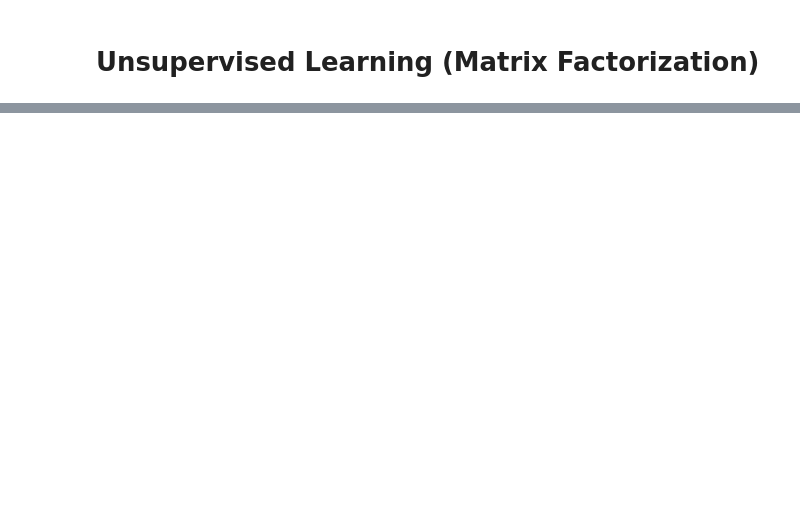
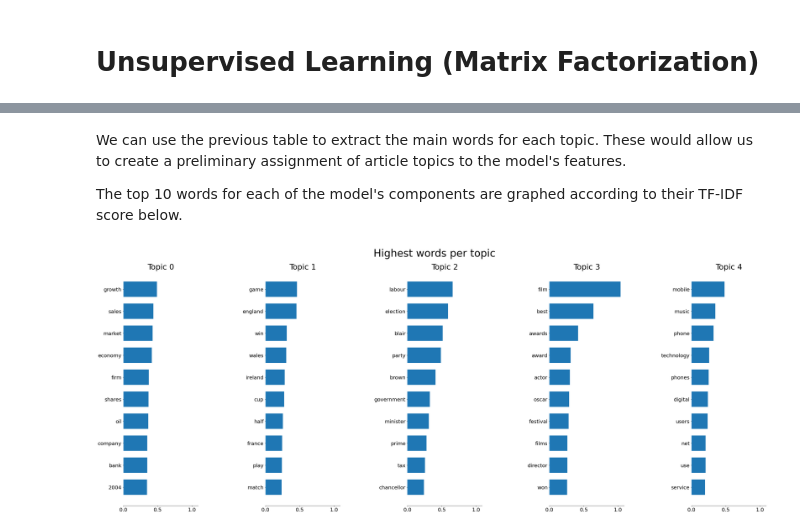
Before and after one commit to IvMonares/unsupervised_learning_kaggle_project, a Jupyter notebook: 1 - Unsupervised Learning.ipynb, the cells around one changed output, grey strips where cells are left out. Drawn from its saved outputs; the diff is of its cells as text; code cells hidden in the pictures; blank space fills up the shorter version.

```diff
--- a/1 - Unsupervised Learning.ipynb
+++ b/1 - Unsupervised Learning.ipynb
@@ -15,0 +64,3 @@ X_train, X_test, Y_train, Y_test = train_test_split(feature_data, df["Category"]
+# %%
+feature_data = bbc_training_set.drop(columns=["Category"])
+train_data, test_data = train_test_split(bbc_training_set, test_size=0.2)
@@ -15,0 +92,6 @@ X_train, X_test, Y_train, Y_test = train_test_split(feature_data, df["Category"]
+# %%
+
+# use tfidf and remove tokens that don't appear in at least 10 documents and at most 300 documents
+vect = TfidfVectorizer(stop_words='english')
+vect = TfidfVectorizer(min_df=10, max_df=300, stop_words='english')
+vect_train_data = vect.fit_transform(train_data["Text"])
@@ -19,0 +124,6 @@ X_train, X_test, Y_train, Y_test = train_test_split(feature_data, df["Category"]
+# %%
+n_components=5
+model = NMF(n_components=n_components, random_state=5)
+training_features = model.fit_transform(vect_train_data)
+training_components = pd.DataFrame(model.components_, columns=vect.get_feature_names_out())
+training_components
@@ -19,0 +138,28 @@ X_train, X_test, Y_train, Y_test = train_test_split(feature_data, df["Category"]
+# %% [markdown]
+We can use the previous table to extract the main words for each topic. These would allow us to create a preliminary assignment of article topics to the model's features.
+
+The top 10 words for each of the model's components are graphed according to their TF-IDF score below.
+# %%
+fig, axes = plt.subplots(1, 5, figsize=(45, 15), sharex=True)
+axes = axes.flatten()
+
+for topic in range(training_components.shape[0]):
+    tmp = training_components.iloc[topic]
+
+    top_features_table = tmp.nlargest(10)
+    top_features_table = top_features_table[::-1]
+    top_features = top_features_table.index.values
+    weights = top_features_table.values
+
+    ax = axes[topic]
+    ax.barh(top_features, weights, height=0.7)
+    ax.set_title(f"Topic {topic}", fontdict={"fontsize": 30})
+    ax.tick_params(axis="both", which="major", labelsize=20)
+    for i in "top right left".split():
+        ax.spines[i].set_visible(False)
+    fig.suptitle("Highest words per topic", fontsize=40)
+
+plt.subplots_adjust(top=0.90, bottom=0.05, wspace=0.90, hspace=0.3)
+plt.show()
+# %% [output]
+[figure, added]
```
Also changed, not shown: parts of 34 cells of this notebook, 2 other files.
